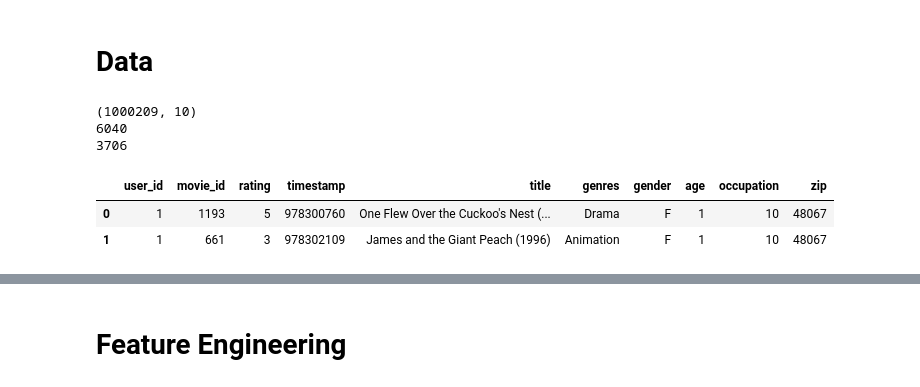
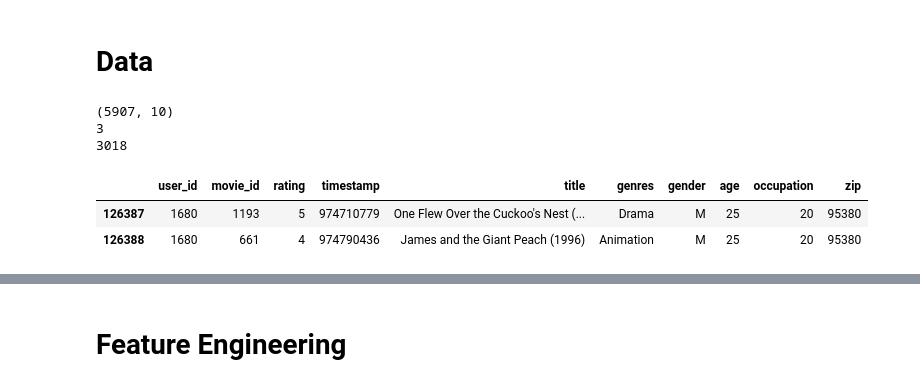
Before and after one commit to lingyu001/Recommendation, a Jupyter notebook: YoutubeDNN_breakdown.ipynb, the cells around one changed output, grey strips where cells are left out. Cells and saved outputs as stored; diff of their text form; code cells hidden in the pictures.

```diff
--- a/YoutubeDNN_breakdown.ipynb
+++ b/YoutubeDNN_breakdown.ipynb
@@ -65,24 +68,24 @@ The autoreload extension is already loaded. To reload it, use:
 # %%
 data_path = "./"
 
 unames = ['user_id','gender','age','occupation','zip']
 user = pd.read_csv(data_path+'ml-1m/users.dat',sep='::',header=None,names=unames)
 rnames = ['user_id','movie_id','rating','timestamp']
 ratings = pd.read_csv(data_path+'ml-1m/ratings.dat',sep='::',header=None,names=rnames)
 mnames = ['movie_id','title','genres']
 movies = pd.read_csv(data_path+'ml-1m/movies.dat',sep='::',header=None,names=mnames,encoding="unicode_escape")
 movies['genres'] = list(map(lambda x: x.split('|')[0], movies['genres'].values))
 
 data = pd.merge(pd.merge(ratings,movies),user)#.iloc[:10000] # taking 1w
-# data = data[data['user_id'].isin([4169,1680,4277])]
+data = data[data['user_id'].isin([4169,1680,4277])]
 print(data.shape)
 print(data.user_id.nunique())
 print(data.movie_id.nunique())
 data.head(2)
 # %% [output]
-(1000209, 10)
-6040
-3706
+(5907, 10)
+3
+3018
 |  | user_id | movie_id | rating | timestamp | title | genres | gender | age | occupation | zip |
-| 0 | 1 | 1193 | 5 | 978300760 | One Flew Over the Cuckoo's Nest (... | Drama | F | 1 | 10 | 48067 |
-| 1 | 1 | 661 | 3 | 978302109 | James and the Giant Peach (1996) | Animation | F | 1 | 10 | 48067 |
+| 126387 | 1680 | 1193 | 5 | 974710779 | One Flew Over the Cuckoo's Nest (... | Drama | M | 25 | 20 | 95380 |
+| 126388 | 1680 | 661 | 4 | 974790436 | James and the Giant Peach (1996) | Animation | M | 25 | 20 | 95380 |
```
Also changed, not shown: parts of 92 cells of this notebook.
